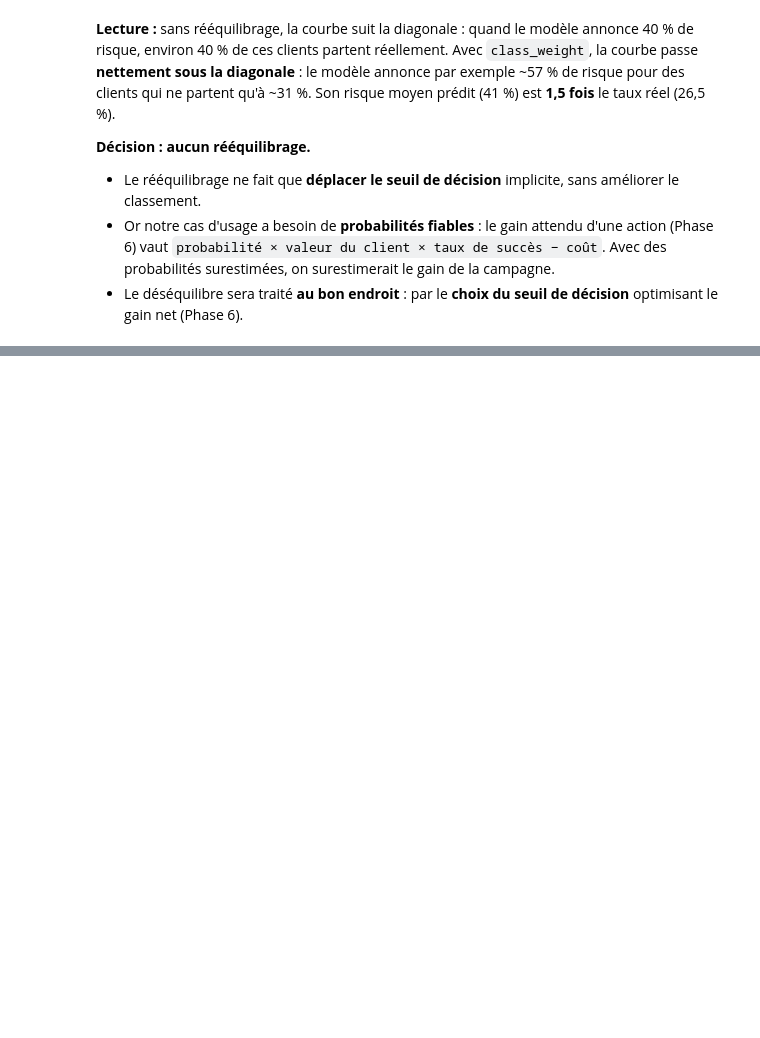
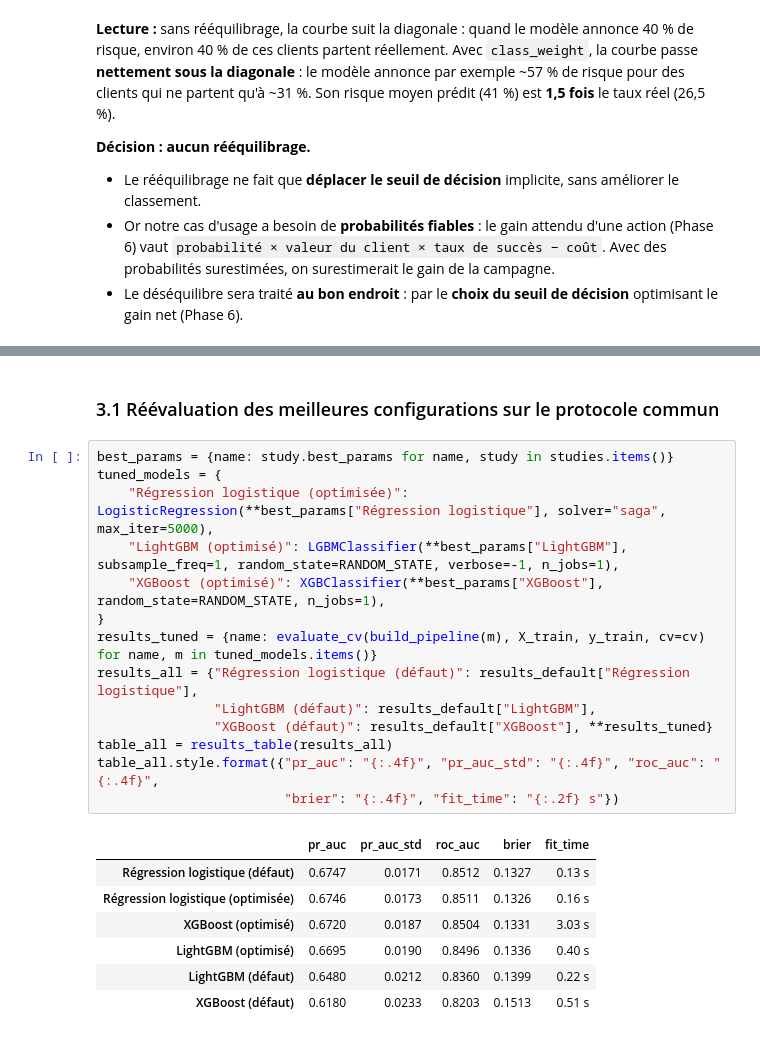
Before and after one commit to cheikhahmedtidiane/projet_churn_clients, a Jupyter notebook: notebooks/05_modelisation.ipynb, the cells around one changed output, grey strips where cells are left out. Drawn from its saved outputs; the diff is of its cells as text; blank space fills up the shorter version.

```diff
--- a/notebooks/05_modelisation.ipynb
+++ b/notebooks/05_modelisation.ipynb
@@ -201,0 +296,24 @@ Taux de churn réel : 26,5 %
+# %% [markdown]
+### 3.1 Réévaluation des meilleures configurations sur le protocole commun
+# %%
+best_params = {name: study.best_params for name, study in studies.items()}
+tuned_models = {
+    "Régression logistique (optimisée)": LogisticRegression(**best_params["Régression logistique"], solver="saga", max_iter=5000),
+    "LightGBM (optimisé)": LGBMClassifier(**best_params["LightGBM"], subsample_freq=1, random_state=RANDOM_STATE, verbose=-1, n_jobs=1),
+    "XGBoost (optimisé)": XGBClassifier(**best_params["XGBoost"], random_state=RANDOM_STATE, n_jobs=1),
+}
+results_tuned = {name: evaluate_cv(build_pipeline(m), X_train, y_train, cv=cv) for name, m in tuned_models.items()}
+results_all = {"Régression logistique (défaut)": results_default["Régression logistique"],
+               "LightGBM (défaut)": results_default["LightGBM"],
+               "XGBoost (défaut)": results_default["XGBoost"], **results_tuned}
+table_all = results_table(results_all)
+table_all.style.format({"pr_auc": "{:.4f}", "pr_auc_std": "{:.4f}", "roc_auc": "{:.4f}",
+                        "brier": "{:.4f}", "fit_time": "{:.2f} s"})
+# %% [output]
+|  | pr_auc | pr_auc_std | roc_auc | brier | fit_time |
+| Régression logistique (défaut) | 0.6747 | 0.0171 | 0.8512 | 0.1327 | 0.13 s |
+| Régression logistique (optimisée) | 0.6746 | 0.0173 | 0.8511 | 0.1326 | 0.16 s |
+| XGBoost (optimisé) | 0.6720 | 0.0187 | 0.8504 | 0.1331 | 3.03 s |
+| LightGBM (optimisé) | 0.6695 | 0.0190 | 0.8496 | 0.1336 | 0.40 s |
+| LightGBM (défaut) | 0.6480 | 0.0212 | 0.8360 | 0.1399 | 0.22 s |
+| XGBoost (défaut) | 0.6180 | 0.0233 | 0.8203 | 0.1513 | 0.51 s |
```
Also changed, not shown: parts of 13 cells of this notebook, 6 other files.
